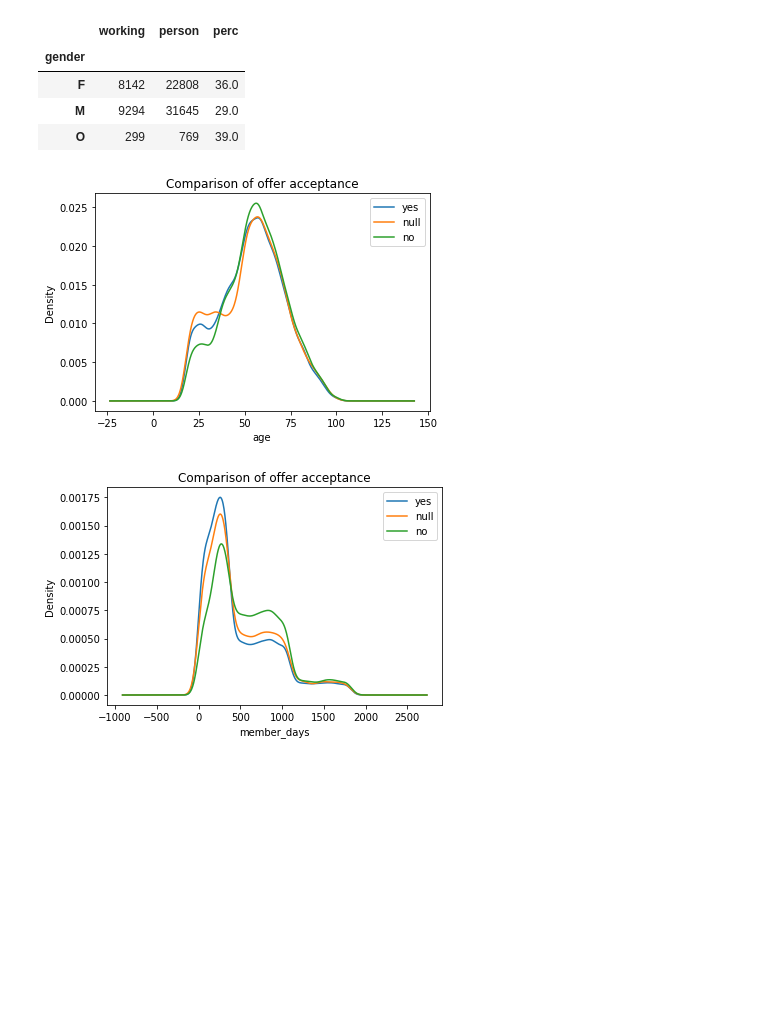
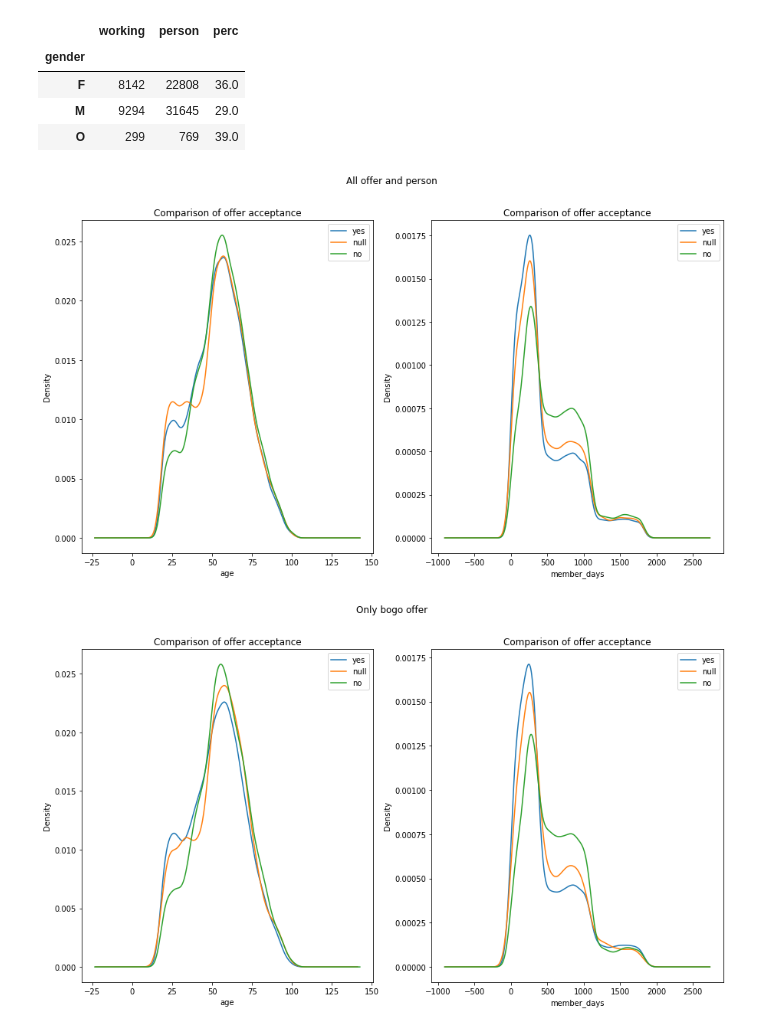
Before and after one commit to Sawy89/dsnd_starbucks_capstone, a Jupyter notebook: Starbucks_Capstone_notebook.ipynb, the cells around one changed output. Saved outputs shown, nothing was run; the diff lists cells and outputs as text; code cells hidden in the pictures; blank space fills up the shorter version.

Commit message:
Add some example plot

```diff
--- a/Starbucks_Capstone_notebook.ipynb
+++ b/Starbucks_Capstone_notebook.ipynb
@@ -409,18 +409,31 @@ a
 | M | 9294 | 31645 | 29.0 |
 | O | 299 | 769 | 39.0 |
 # %%
-def plot_hist_offer_completed(col):
-    plt.figure()
-    offer_bool_all.loc[offer_bool_all['working']==False,col].plot.density(label='yes')
-    offer_bool_all.loc[pd.isnull(offer_bool_all['working']),col].plot.density(label='null')
-    offer_bool_all.loc[offer_bool_all['working']==True,col].plot.density(label='no')
+def plot_hist_offer_completed(df, col, subplot_number):
+    '''
+    Plot the specified "col" of the matrix df
+    '''
+    plt.subplot(subplot_number)
+    df.loc[df['working']==False,col].plot.density(label='yes')
+    df.loc[pd.isnull(df['working']),col].plot.density(label='null')
+    df.loc[df['working']==True,col].plot.density(label='no')
 
     plt.title('Comparison of offer acceptance')
     plt.xlabel(col)
     plt.legend()
-# %%
-plot_hist_offer_completed('age')
-plot_hist_offer_completed('member_days')
-# %% [output]
-[figure, removed]
-[figure, removed]
+# %%
+# Plot of all
+plt.figure(figsize=(15,8))
+plt.suptitle('All offer and person')
+plot_hist_offer_completed(offer_bool_all, 'age', 121)
+plot_hist_offer_completed(offer_bool_all, 'member_days', 122)
+# %% [output]
+[figure, added]
+# %%
+# Plot of specific offer
+plt.figure(figsize=(15,8))
+plt.suptitle('Only bogo offer')
+plot_hist_offer_completed(offer_bool_all.loc[offer_bool_all['bogo']==1], 'age', 121)
+plot_hist_offer_completed(offer_bool_all.loc[offer_bool_all['bogo']==1], 'member_days', 122)
+# %% [output]
+[figure, added]
```
